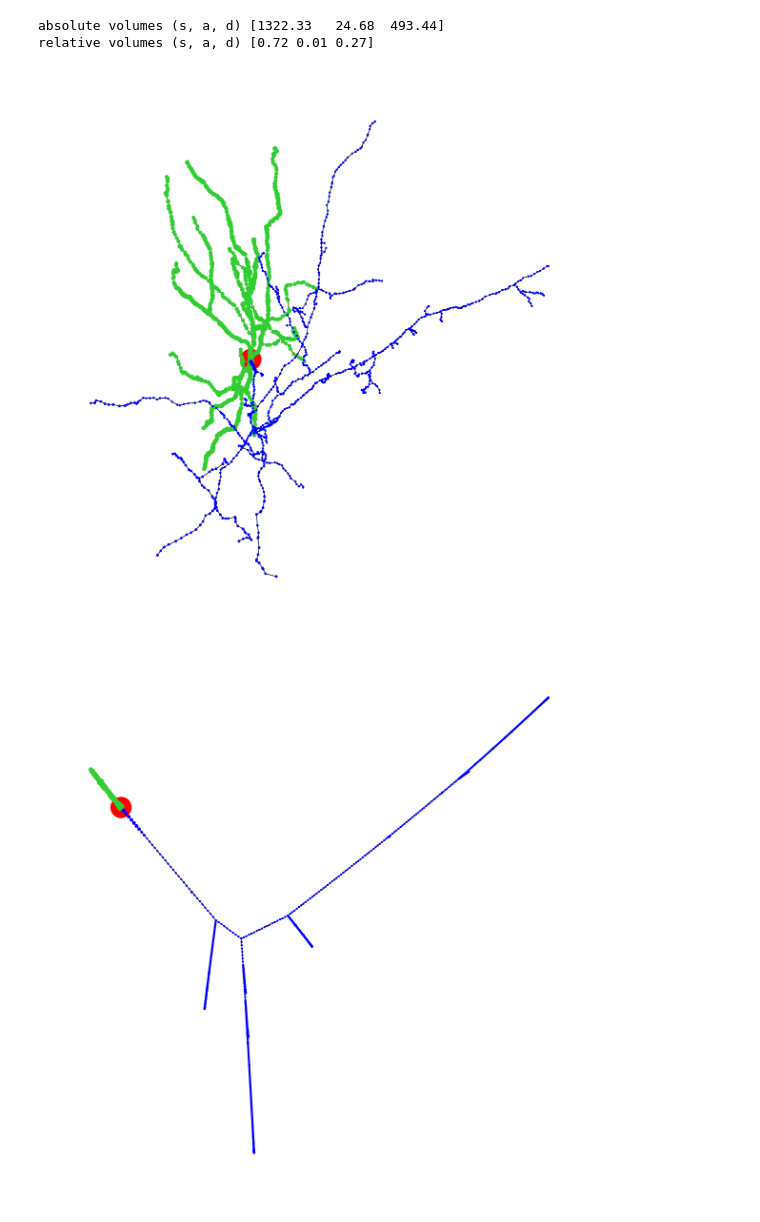
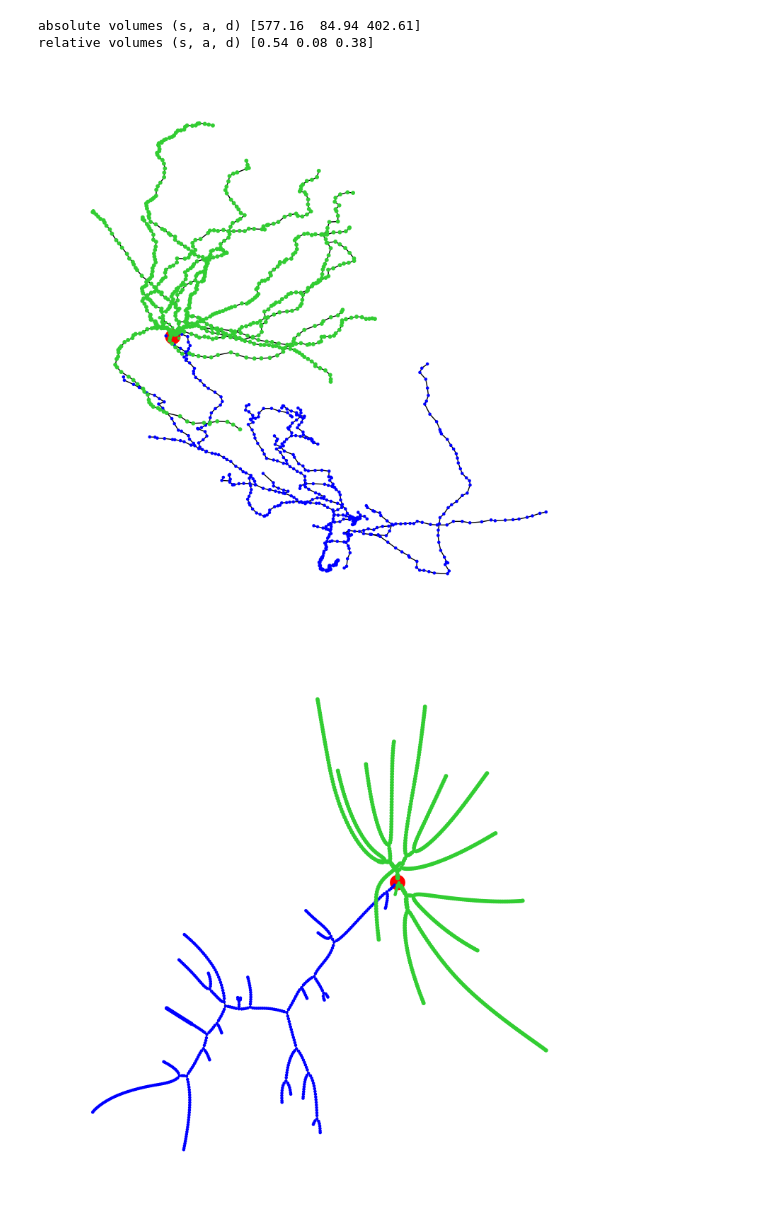
Before and after one commit to dkornai/SSD-in-Neurons, a Jupyter notebook: networkx_from_swc.ipynb, the cells around one changed output. Drawn from its saved outputs; the diff is of its cells as text; code cells hidden in the pictures.

```diff
--- a/networkx_from_swc.ipynb
+++ b/networkx_from_swc.ipynb
@@ -43,51 +126,12 @@ def edge_volume(input_df, node_id, parent_id):
 # %%
-G = nx.Graph()
-for index, row in df.iterrows():
-    G.add_node(int(row['comp_id']), nodetype = int(row['type']), radius = float(row['radius']))
-
-for index, row in df.iterrows():
-    if index > 0:
-        G.add_edge(
-            int(row['comp_id']), int(row['parent_id']),
-            volume = edge_volume(df, int(row['comp_id']), int(row['parent_id'])),
-            edgetype = row['type']
-                  )
-
-
-xy_coordinates = list(df[['x', 'y']].itertuples(index=False, name=None))
-xy_coordinates = {row[0]: tuple(row[1:])[0] for row in zip(df['comp_id'], xy_coordinates)}
-
-node_colors = [color_dict[t] for t in df['type']]
-
-node_radius = np.array([row['radius'] for index, row in df.iterrows()])
-node_radius = node_radius*(5/np.min(node_radius))
+neuron_graph_full = nxgraph_from_swc_df(full_swc_df)
+volume_by_type(neuron_graph_full)
+# %% [output]
+absolute volumes (s, a, d) [577.16  84.94 402.61]
+relative volumes (s, a, d) [0.54 0.08 0.38]
-# %%
-edge_volumes_and_types = ([(e[2]['volume'], int(e[2]['edgetype'])) for e in G.edges(data=True)])
-
-axon_volume = np.sum([element[0] for element in edge_volumes_and_types if element[1] == 2])
-dendrite_volume = np.sum([element[0] for element in edge_volumes_and_types if element[1] != 2])
-
-soma_volume = (4/3)*np.power(list(G.nodes(data = True))[0][1]['radius'], 3)*np.pi
-
-absolute_volumes = np.array([soma_volume, axon_volume, dendrite_volume]).round(2)
-relative_volumes = np.round(absolute_volumes/np.sum(absolute_volumes), 2)
-
-
-print('absolute volumes (s, a, d)', absolute_volumes)
-print('relative volumes (s, a, d)', relative_volumes)
-# %% [output]
-absolute volumes (s, a, d) [1322.33   24.68  493.44]
-relative volumes (s, a, d) [0.72 0.01 0.27]
-# %%
-fig, ax = plt.subplots(figsize=(15, 15))
-nx.draw(G, pos=xy_coordinates, node_size=node_radius, ax=ax, node_color = node_colors)
-
-pos = nx.spectral_layout(G)
-
-fig, ax = plt.subplots(figsize=(15, 15))
-nx.draw(G, pos=pos, node_size=node_radius, ax=ax, node_color = node_colors)
-plt.show()
-# %% [output]
-[figure, removed]
-[figure, removed]
+# %%
+plot_neuron_graph(neuron_graph_full, full_swc_df)
+# %% [output]
+[figure, added]
+[figure, added]
 # %%
```
Also changed, not shown: parts of 9 cells of this notebook.
